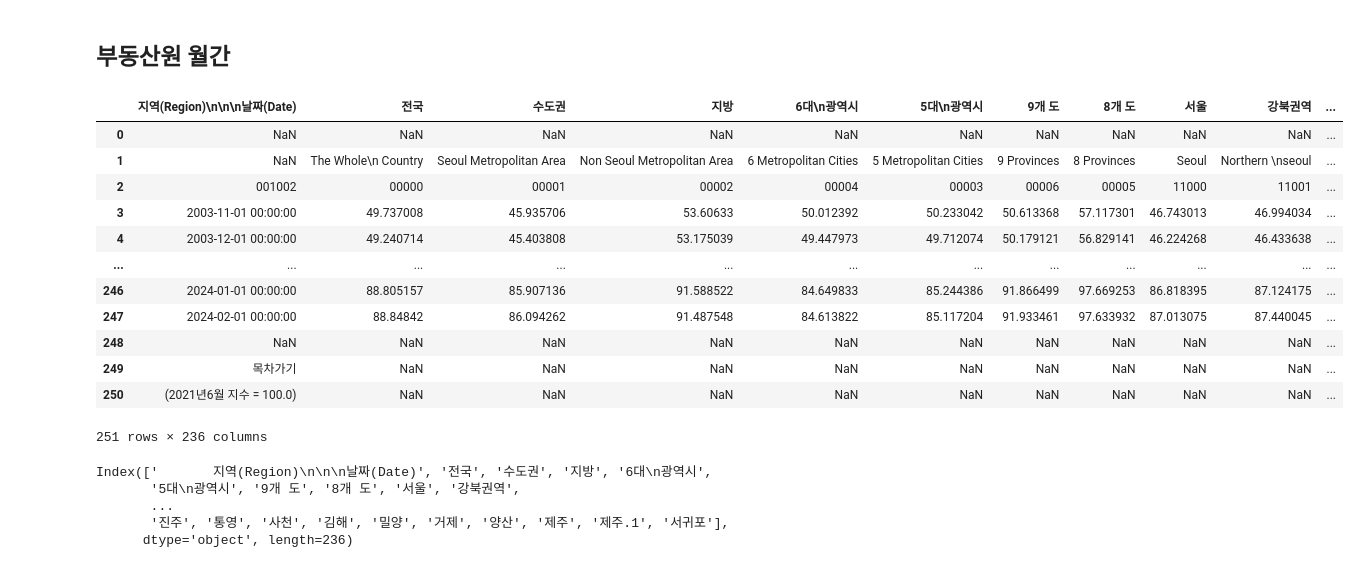
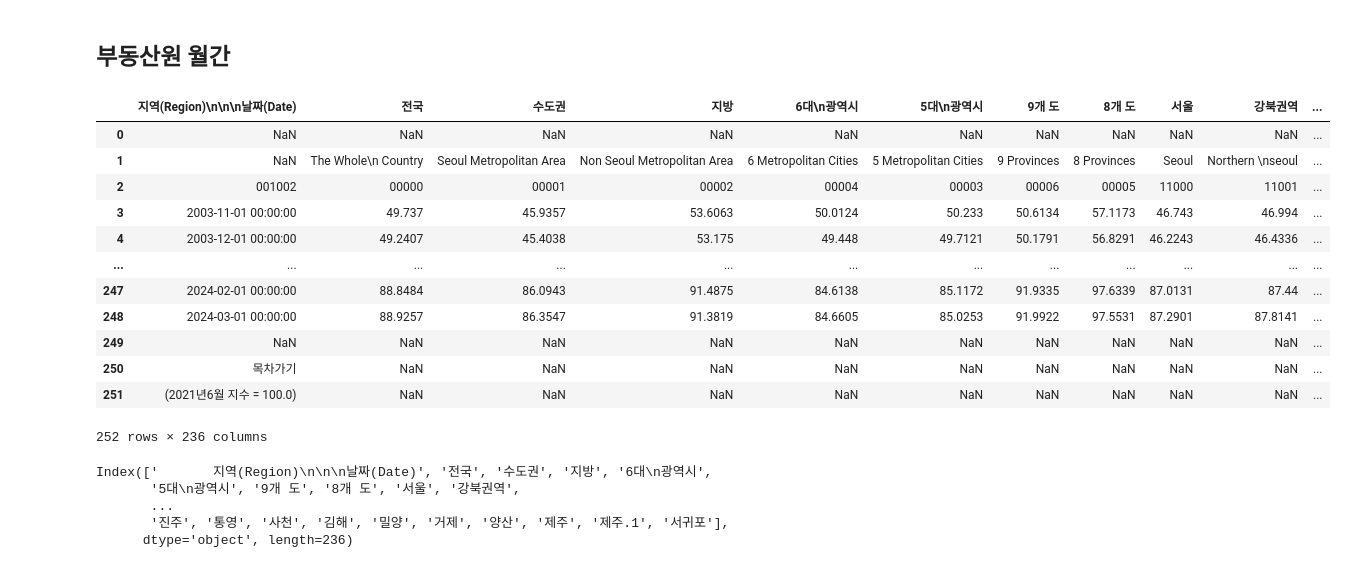
Before and after one commit to sizipusx/fundamental, a Jupyter notebook: jupyterlab/월간 부동산 업데이트.ipynb, the cells around one changed output. Cells and saved outputs as stored; diff of their text form; code cells hidden in the pictures.

```diff
--- a/jupyterlab/월간 부동산 업데이트.ipynb
+++ b/jupyterlab/월간 부동산 업데이트.ipynb
@@ -523,25 +523,25 @@ NameError: name 'conn' is not defined
 ## 부동산원 월간
 # %%
 # 연결 1
-file_path = "C://Users/user/OneDriveData/개인/data/부동산 기본 파일/24.2월 전국주택가격동향조사 시계열(신).xlsx"
+file_path = "C://Users/sizip/OneDriveData/개인/data/부동산 기본 파일/24.3월 전국주택가격동향조사 시계열(신).xlsx"
 one_dict = pd.ExcelFile(file_path)
 omdf = one_dict.parse("매매_아파트", skiprows=1)
 ojdf = one_dict.parse("전세_아파트", skiprows=1)
 ojdf
 # %% [output]
 |  | 지역(Region)\n\n\n날짜(Date) | 전국 | 수도권 | 지방 | 6대\n광역시 | 5대\n광역시 | 9개 도 | 8개 도 | 서울 | 강북권역 | ... |
 | 0 | NaN | NaN | NaN | NaN | NaN | NaN | NaN | NaN | NaN | NaN | ... |
 | 1 | NaN | The Whole\n Country | Seoul Metropolitan Area | Non Seoul Metropolitan Area | 6 Metropolitan Cities | 5 Metropolitan Cities | 9 Provinces | 8 Provinces | Seoul | Northern \nseoul | ... |
 | 2 | 001002 | 00000 | 00001 | 00002 | 00004 | 00003 | 00006 | 00005 | 11000 | 11001 | ... |
-| 3 | 2003-11-01 00:00:00 | 49.737008 | 45.935706 | 53.60633 | 50.012392 | 50.233042 | 50.613368 | 57.117301 | 46.743013 | 46.994034 | ... |
-| 4 | 2003-12-01 00:00:00 | 49.240714 | 45.403808 | 53.175039 | 49.447973 | 49.712074 | 50.179121 | 56.829141 | 46.224268 | 46.433638 | ... |
+| 3 | 2003-11-01 00:00:00 | 49.737 | 45.9357 | 53.6063 | 50.0124 | 50.233 | 50.6134 | 57.1173 | 46.743 | 46.994 | ... |
+| 4 | 2003-12-01 00:00:00 | 49.2407 | 45.4038 | 53.175 | 49.448 | 49.7121 | 50.1791 | 56.8291 | 46.2243 | 46.4336 | ... |
 | ... | ... | ... | ... | ... | ... | ... | ... | ... | ... | ... | ... |
-| 246 | 2024-01-01 00:00:00 | 88.805157 | 85.907136 | 91.588522 | 84.649833 | 85.244386 | 91.866499 | 97.669253 | 86.818395 | 87.124175 | ... |
-| 247 | 2024-02-01 00:00:00 | 88.84842 | 86.094262 | 91.487548 | 84.613822 | 85.117204 | 91.933461 | 97.633932 | 87.013075 | 87.440045 | ... |
-| 248 | NaN | NaN | NaN | NaN | NaN | NaN | NaN | NaN | NaN | NaN | ... |
-| 249 | 목차가기 | NaN | NaN | NaN | NaN | NaN | NaN | NaN | NaN | NaN | ... |
-| 250 | (2021년6월 지수 = 100.0) | NaN | NaN | NaN | NaN | NaN | NaN | NaN | NaN | NaN | ... |
+| 247 | 2024-02-01 00:00:00 | 88.8484 | 86.0943 | 91.4875 | 84.6138 | 85.1172 | 91.9335 | 97.6339 | 87.0131 | 87.44 | ... |
+| 248 | 2024-03-01 00:00:00 | 88.9257 | 86.3547 | 91.3819 | 84.6605 | 85.0253 | 91.9922 | 97.5531 | 87.2901 | 87.8141 | ... |
+| 249 | NaN | NaN | NaN | NaN | NaN | NaN | NaN | NaN | NaN | NaN | ... |
+| 250 | 목차가기 | NaN | NaN | NaN | NaN | NaN | NaN | NaN | NaN | NaN | ... |
+| 251 | (2021년6월 지수 = 100.0) | NaN | NaN | NaN | NaN | NaN | NaN | NaN | NaN | NaN | ... |
-251 rows × 236 columns
+252 rows × 236 columns
 # %%
 omdf.columns
 # %% [output]
```
Also changed, not shown: parts of 6 cells of this notebook, 1 other file.
